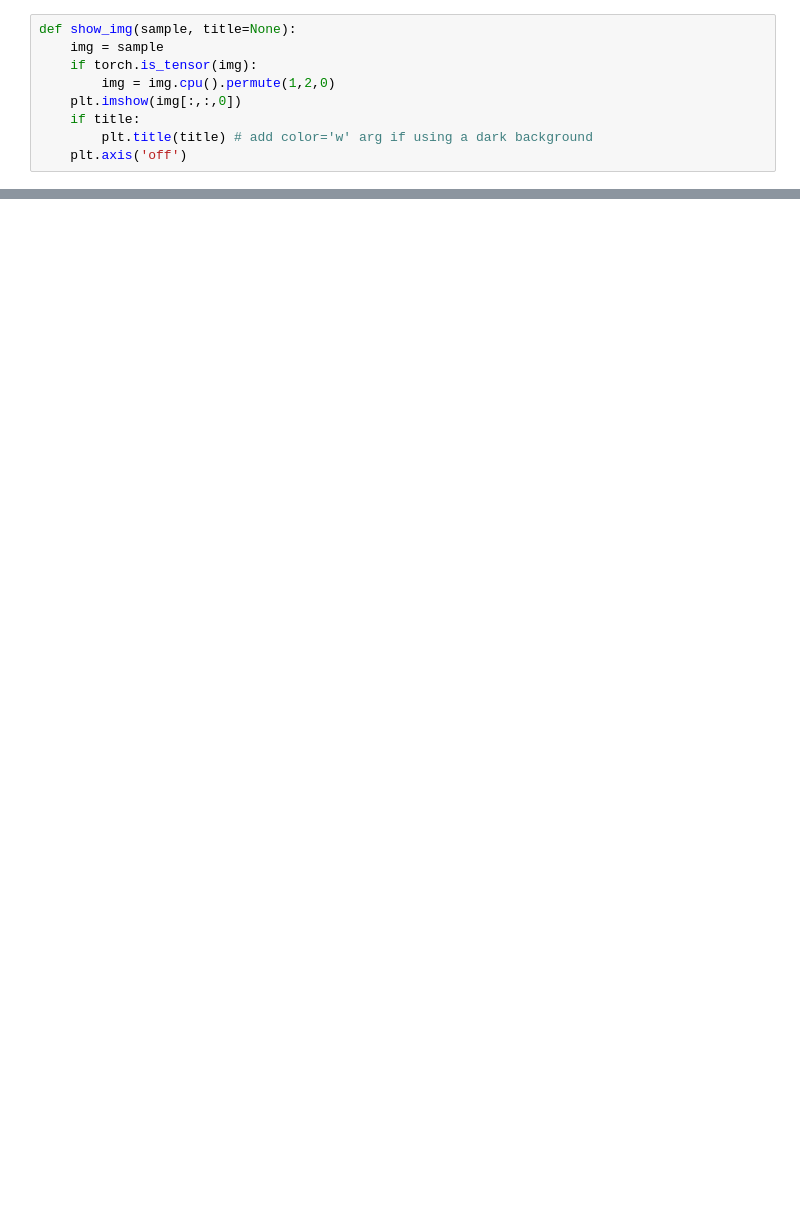
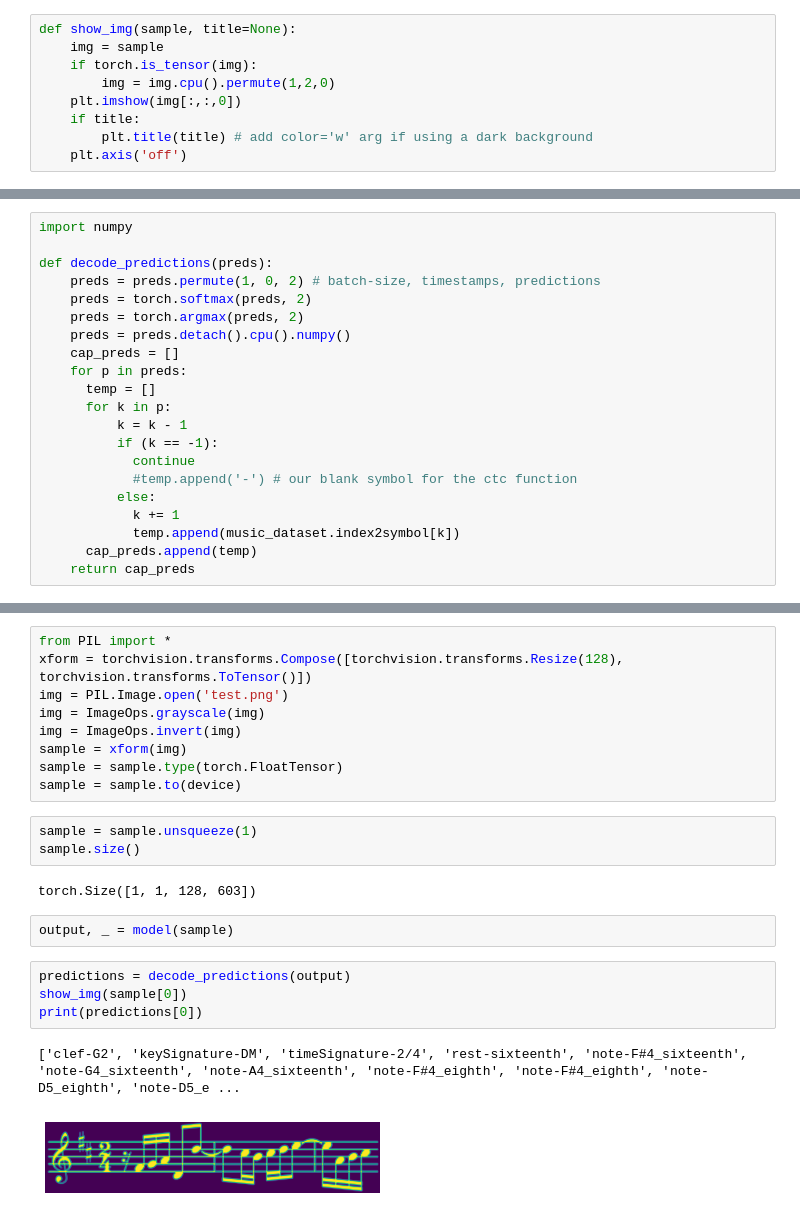
Before and after one commit to jahn18/ML-Music-Sheet-Classifier, a Jupyter notebook: ML_model/CPEN_291_Classification_Model.ipynb, the cells around one changed output, grey strips where cells are left out. Cells and saved outputs as stored; diff of their text form; blank space fills up the shorter version.

```diff
--- a/ML_model/CPEN_291_Classification_Model.ipynb
+++ b/ML_model/CPEN_291_Classification_Model.ipynb
@@ -368,0 +335,21 @@ torch.Size([251, 16, 1781])
+# %%
+import numpy
+
+def decode_predictions(preds):
+    preds = preds.permute(1, 0, 2) # batch-size, timestamps, predictions
+    preds = torch.softmax(preds, 2)
+    preds = torch.argmax(preds, 2)
+    preds = preds.detach().cpu().numpy()
+    cap_preds = []
+    for p in preds:
+      temp = []
+      for k in p:
+          k = k - 1
+          if (k == -1):
+            continue
+            #temp.append('-') # our blank symbol for the ctc function
+          else:
+            k += 1
+            temp.append(music_dataset.index2symbol[k])
+      cap_preds.append(temp)
+    return cap_preds
@@ -368,0 +386,23 @@ torch.Size([251, 16, 1781])
+# %%
+from PIL import *
+xform = torchvision.transforms.Compose([torchvision.transforms.Resize(128), torchvision.transforms.ToTensor()])
+img = PIL.Image.open('test.png')
+img = ImageOps.grayscale(img)
+img = ImageOps.invert(img)
+sample = xform(img)
+sample = sample.type(torch.FloatTensor)
+sample = sample.to(device)
+# %%
+sample = sample.unsqueeze(1)
+sample.size()
+# %% [output]
+torch.Size([1, 1, 128, 603])
+# %%
+output, _ = model(sample)
+# %%
+predictions = decode_predictions(output)
+show_img(sample[0])
+print(predictions[0])
+# %% [output]
+['clef-G2', 'keySignature-DM', 'timeSignature-2/4', 'rest-sixteenth', 'note-F#4_sixteenth', 'note-G4_sixteenth', 'note-A4_sixteenth', 'note-F#4_eighth', 'note-F#4_eighth', 'note-D5_eighth', 'note-D5_e ...
+[figure, added]
```
Also changed, not shown: parts of 29 cells of this notebook, 8 other files.
